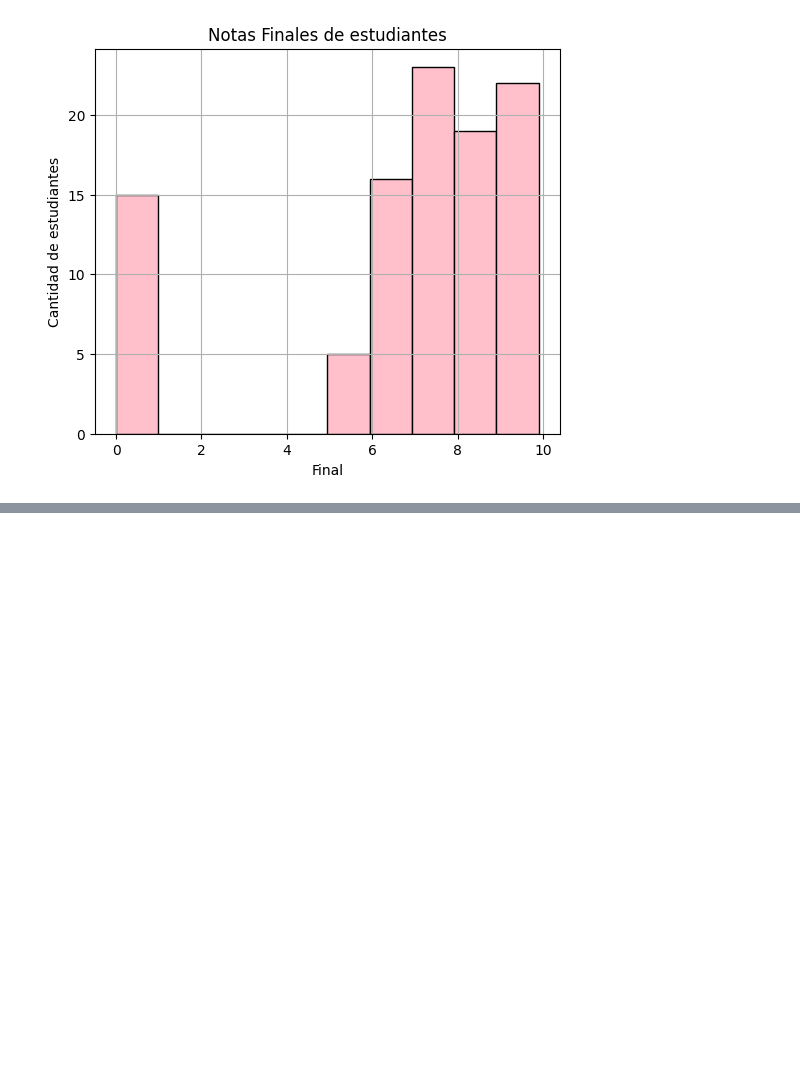
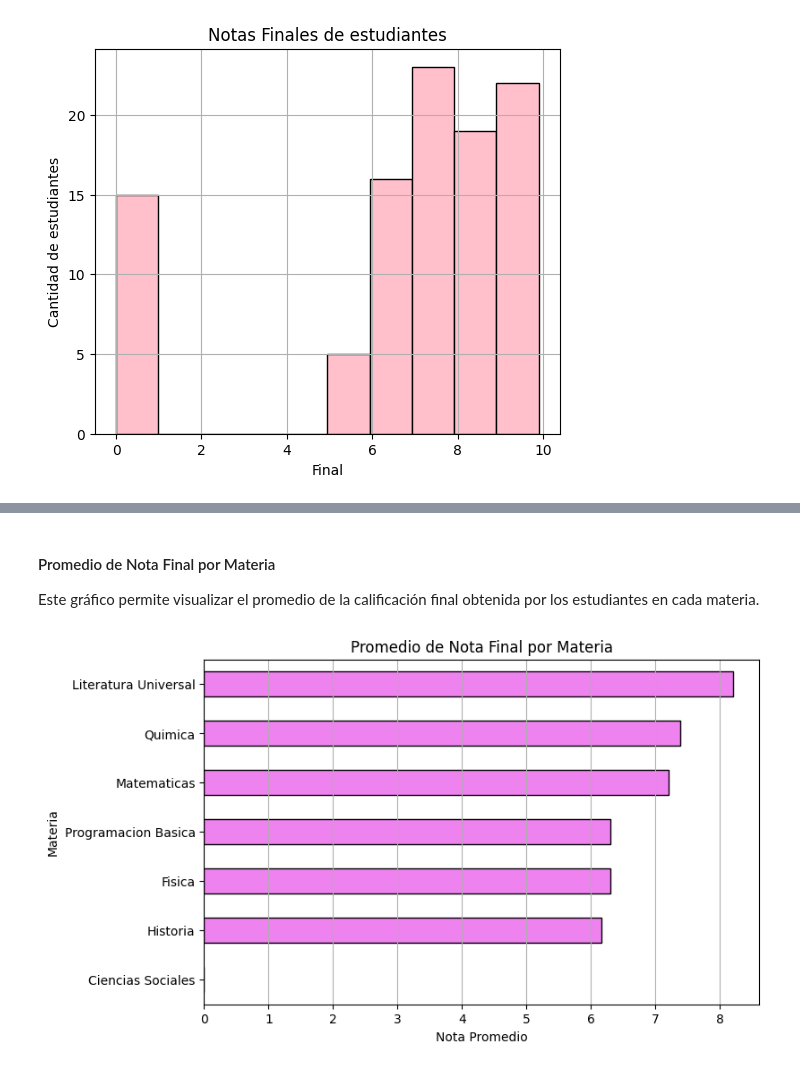
Before and after one commit to Fleitaselene-dev/mod_exam_tlp3, a Jupyter notebook: main.ipynb, the cells around one changed output, grey strips where cells are left out. Cells and saved outputs as stored; diff of their text form; code cells hidden in the pictures; blank space fills up the shorter version.

```diff
--- a/main.ipynb
+++ b/main.ipynb
@@ -218,0 +222,3 @@ Quimica                9.204167   9.195833  7.383333
+# %%
+promedios = df.groupby('Materia')['Final'].mean().sort_values()
+print(promedios)
@@ -278,0 +309,14 @@ plt.show()
+# %% [markdown]
+#### Promedio de Nota Final por Materia
+Este gráfico permite visualizar el promedio de la calificación final obtenida por los estudiantes en cada materia.
+# %%
+
+plt.figure(figsize=( 8,5))
+promedios.plot(kind='barh', color='violet', edgecolor='black')
+plt.title("Promedio de Nota Final por Materia")
+plt.xlabel("Nota Promedio")
+plt.ylabel("Materia")
+plt.grid(axis='x', linestyle='-',)
+plt.show()
+# %% [output]
+[figure, added]
```
Also changed, not shown: parts of 10 cells of this notebook.
